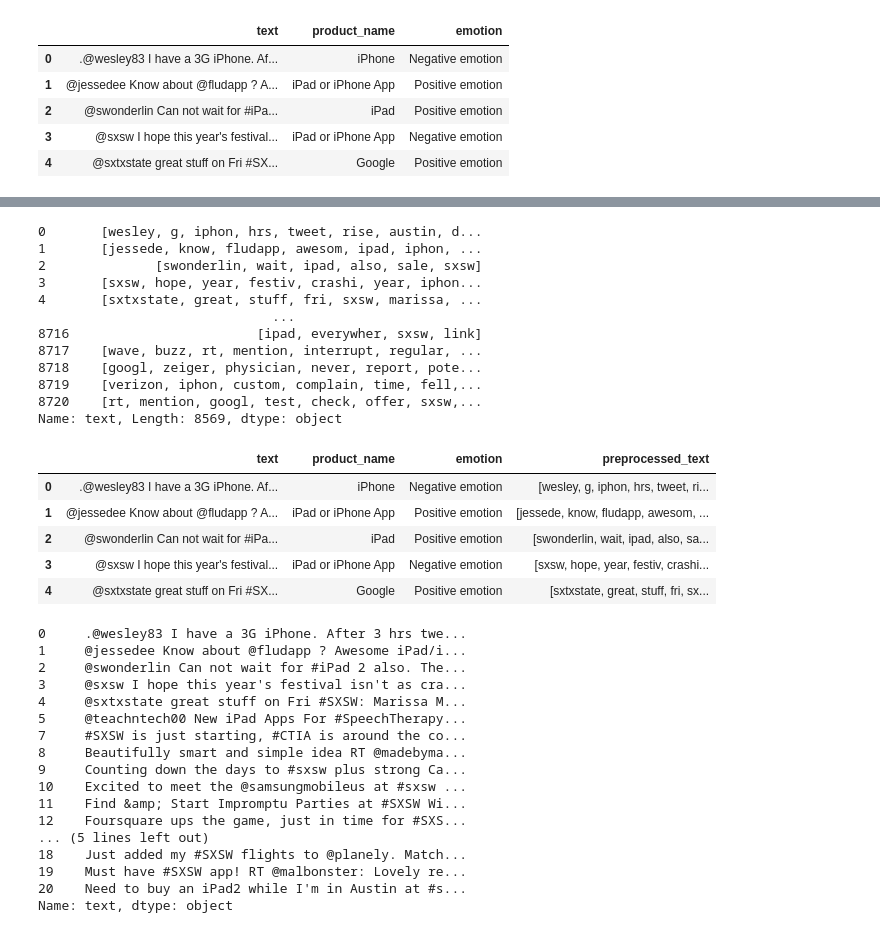
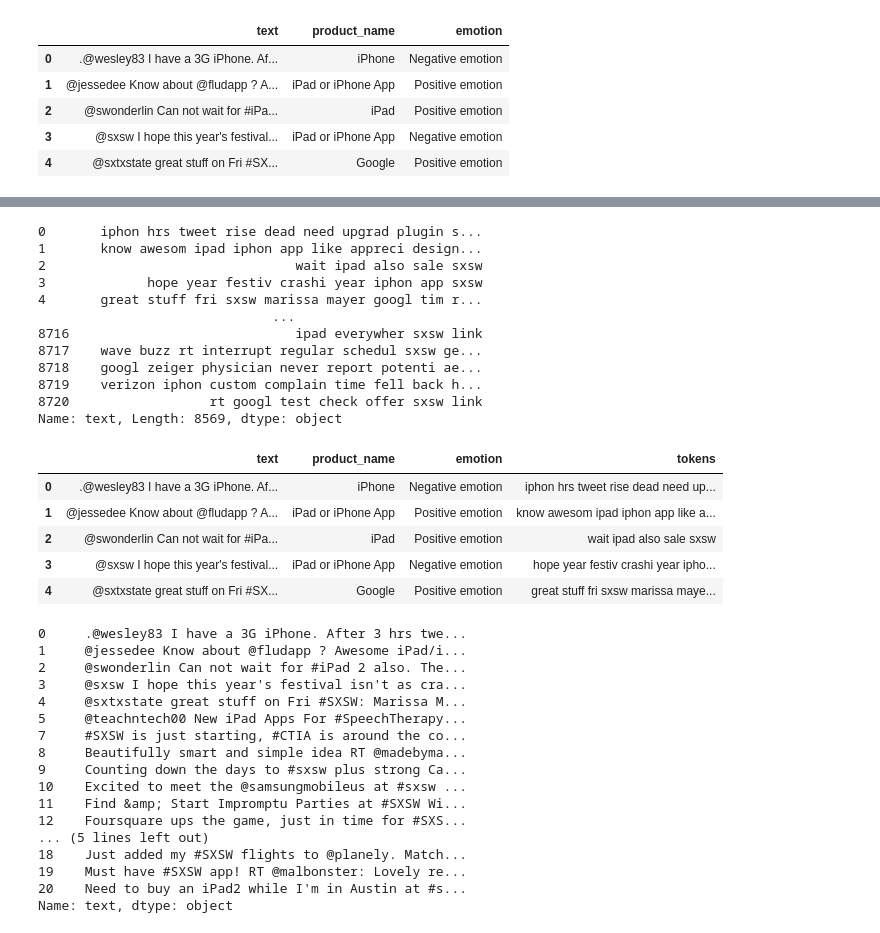
Before and after one commit to ssaeed85/dsc-ph4-TweetSentimentAnalysis-NLP, a Jupyter notebook: Workspace/Luke/Initial_Cleaning.ipynb, the cells around one changed output, grey strips where cells are left out. Drawn from its saved outputs; the diff is of its cells as text; code cells hidden in the pictures.

```diff
--- a/Workspace/Luke/Initial_Cleaning.ipynb
+++ b/Workspace/Luke/Initial_Cleaning.ipynb
@@ -66,7 +87,7 @@ data_df
 # %% [markdown]
 Let's rename the columns for ease of use. Note that `product` is a reserved word in Python; for the second column, initially titled `emotion_in_tweet_is_directed_at`, I use `product_name`.
 # %%
-data_df.rename(columns = {'tweet_text': 'text',
+df.rename(columns = {'tweet_text': 'text',
                           'emotion_in_tweet_is_directed_at': 'product_name',
                           'is_there_an_emotion_directed_at_a_brand_or_product': 'emotion'},
                inplace = True)
@@ -101,3 +118,3 @@ data_df[data_df['text'].isna()]
 # %%
-data_df.dropna(subset=['text'],
-               inplace=True)
+df.dropna(subset=['text'],
+          inplace=True)
@@ -162,29 +170,29 @@ prepare_doc(doc=sample1,
 # %%
-full_text_data = data_df['text'].apply(lambda x: prepare_doc(x, stem=True))
+full_text = df['text'].apply(lambda x: prepare_doc(x, stem=True))
 
-full_text_data
+full_text
 # %% [output]
-0       [wesley, g, iphon, hrs, tweet, rise, austin, d...
-1       [jessede, know, fludapp, awesom, ipad, iphon, ...
-2              [swonderlin, wait, ipad, also, sale, sxsw]
-3       [sxsw, hope, year, festiv, crashi, year, iphon...
-4       [sxtxstate, great, stuff, fri, sxsw, marissa, ...
+0       iphon hrs tweet rise dead need upgrad plugin s...
+1       know awesom ipad iphon app like appreci design...
+2                                wait ipad also sale sxsw
+3             hope year festiv crashi year iphon app sxsw
+4       great stuff fri sxsw marissa mayer googl tim r...
                               ...
-8716                        [ipad, everywher, sxsw, link]
-8717    [wave, buzz, rt, mention, interrupt, regular, ...
-8718    [googl, zeiger, physician, never, report, pote...
-8719    [verizon, iphon, custom, complain, time, fell,...
-8720    [rt, mention, googl, test, check, offer, sxsw,...
+8716                             ipad everywher sxsw link
+8717    wave buzz rt interrupt regular schedul sxsw ge...
+8718    googl zeiger physician never report potenti ae...
+8719    verizon iphon custom complain time fell back h...
+8720                  rt googl test check offer sxsw link
 Name: text, Length: 8569, dtype: object
-# %%
-data_df['preprocessed_text'] = full_text_data
-
-data_df.head()
-# %% [output]
-|  | text | product_name | emotion | preprocessed_text |
-| 0 | .@wesley83 I have a 3G iPhone. Af... | iPhone | Negative emotion | [wesley, g, iphon, hrs, tweet, ri... |
-| 1 | @jessedee Know about @fludapp ? A... | iPad or iPhone App | Positive emotion | [jessede, know, fludapp, awesom, ... |
-| 2 | @swonderlin Can not wait for #iPa... | iPad | Positive emotion | [swonderlin, wait, ipad, also, sa... |
-| 3 | @sxsw I hope this year's festival... | iPad or iPhone App | Negative emotion | [sxsw, hope, year, festiv, crashi... |
-| 4 | @sxtxstate great stuff on Fri #SX... | Google | Positive emotion | [sxtxstate, great, stuff, fri, sx... |
+# %%
+df['tokens'] = full_text
+
+df.head()
+# %% [output]
+|  | text | product_name | emotion | tokens |
+| 0 | .@wesley83 I have a 3G iPhone. Af... | iPhone | Negative emotion | iphon hrs tweet rise dead need up... |
+| 1 | @jessedee Know about @fludapp ? A... | iPad or iPhone App | Positive emotion | know awesom ipad iphon app like a... |
+| 2 | @swonderlin Can not wait for #iPa... | iPad | Positive emotion | wait ipad also sale sxsw |
+| 3 | @sxsw I hope this year's festival... | iPad or iPhone App | Negative emotion | hope year festiv crashi year ipho... |
+| 4 | @sxtxstate great stuff on Fri #SX... | Google | Positive emotion | great stuff fri sxsw marissa maye... |
 # %%
```
Also changed, not shown: parts of 42 cells of this notebook.
